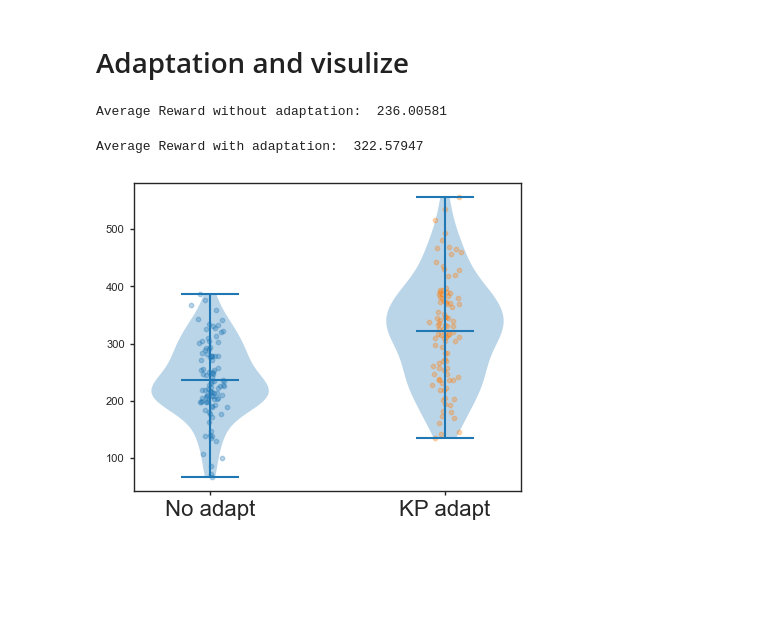
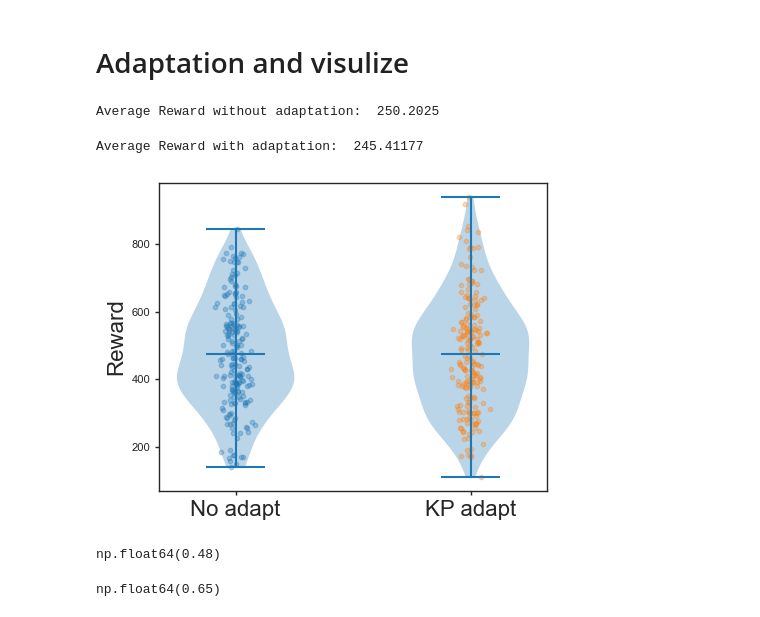
Before and after one commit to Baskin-LIU/Kernel-Propagation, a Jupyter notebook: Experiments/AdaptiveRL.ipynb, the cells around one changed output. Saved outputs shown, nothing was run; the diff lists cells and outputs as text; code cells hidden in the pictures; blank space fills up the shorter version.

```diff
--- a/Experiments/AdaptiveRL.ipynb
+++ b/Experiments/AdaptiveRL.ipynb
@@ -155,7 +159,7 @@ for i in range(num_episode):
         if R_avg > best_R:
             best_R = R_avg
         print(f"Reward:{R_avg:.2f}, Steps:{duration_avg:.2f}, delta:{delta_avg.item():.3f}, beta:{actor.beta:.3f}")
-    if duration_avg > 495:
+    if duration_avg > 496 and R_avg > 480:
         print("Learning Success")
         break
 best_actor_state = actor.state_dict().copy()
@@ -320,82 +340,87 @@ critic = buildRLNet(critic_config, general_config).to(device)
 critic_target = buildRLNet(critic_config, general_config).to(device)
 # %%
 #Without online adpation
-noAdapt_reward = []
-# actor.load_state_dict(actor_state_dict)
-# critic.load_state_dict(critic_state_dict)
-# critic_target.load_state_dict(critic_state_dict)
-actor.load_state_dict(best_actor_state)
-critic.load_state_dict(best_critic_state)
-critic_target.load_state_dict(best_critic_state)
+noAdapt_reward, noAdapt_time = [], []
+actor.load_state_dict(actor_state_dict)
+critic.load_state_dict(critic_state_dict)
+critic_target.load_state_dict(critic_state_dict)
 
 for i in range(num_trials):
-    total_reward, frames = episode_interpolate_adapt(env, actor, critic, critic_target,
+    total_reward, t, frames = episode_interpolate_adapt(env, actor, critic, critic_target,
                                                      optimizer_actor, optimizer_critic,
                                                      adapt=False, visualize=visualize,)
     noAdapt_reward.append(total_reward)
+    noAdapt_time.append(t)
     if total_reward < 0:
         imageio.mimsave("../Figures/cartpole_noAdapt%.1f.gif"%total_reward, frames, fps=30)
 
 noAdapt_reward = np.array(noAdapt_reward)
+noAdapt_time = np.array(noAdapt_time)
 print("Average Reward without adaptation: ", noAdapt_reward.mean())
 # %% [output]
-Average Reward without adaptation:  236.00581
+Average Reward without adaptation:  250.2025
 # %%
 #With online adpation
-Adapt_reward = []
+Adapt_reward, Adapt_time = [], []
 for i in range(num_trials):
     actor.load_state_dict(actor_state_dict)
     critic.load_state_dict(critic_state_dict)
     critic_target.load_state_dict(critic_state_dict)
-
-    # optimizer_actor = torch.optim.Adam(
+    # optimizer_actor = torch.optim.RMSprop(
     #     actor.parameters(),
-    #     lr=1e-4,
-    #     betas=(0.9, 0.999)
+    #     lr=2e-4, alpha=0.6
+    # )
+    # optimizer_critic = torch.optim.RMSprop(
+    #     critic.parameters(),
+    #     lr=2e-3, alpha=0.6
     # )
 
-    # optimizer_critic = torch.optim.Adam(
-    #     critic.parameters(),
-    #     lr=1e-3,
-    #     betas=(0.9, 0.999)
-    # )
-
-    optimizer_actor = torch.optim.RMSprop(
+    optimizer_actor = torch.optim.SGD(
         actor.parameters(),
-        lr=1e-4, alpha=0.8
+        lr=2e-3,
+    )
+    optimizer_critic = torch.optim.SGD(
+        critic.parameters(),
+        lr=1e-4,
     )
 
-    optimizer_critic = torch.optim.RMSprop(
-        critic.parameters(),
-        lr=1e-3, alpha=0.8
-    )
-
-    total_reward, frames = episode_interpolate_adapt(env, actor, critic, critic_target,
+    total_reward, t, frames = episode_interpolate_adapt(env, actor, critic, critic_target,
                                                      optimizer_actor, optimizer_critic,
                                                      adapt=True, visualize=visualize,)
     Adapt_reward.append(total_reward)
-    if total_reward > 800:
+    Adapt_time.append(t)
+    if total_reward > 700:
         imageio.mimsave("../Figures/cartpole_Adapt%.1f.gif"%total_reward, frames, fps=30)
 Adapt_reward = np.array(Adapt_reward)
+Adapt_time = np.array(Adapt_time)
 print("Average Reward with adaptation: ", Adapt_reward.mean())
 # %% [output]
-Average Reward with adaptation:  322.57947
+Average Reward with adaptation:  245.41177
 # %%
 #TODO plot the bar with many runs
 fig, ax = plt.subplots(figsize = (5, 4))
 
-data = [noAdapt_reward, Adapt_reward]
+#data = [noAdapt_reward, Adapt_reward]
+data = [noAdapt_time, Adapt_time]
 ax.violinplot(data, positions=[0,1], showmeans=True)
 ax.set_xticks([0,1], ['No adapt', 'KP adapt'], fontsize=16)
 ax.set_ylabel("Reward", fontsize=16)
 
 for i, d in enumerate(data):
     x = np.random.normal(i, 0.03, size=len(d))  # small horizontal jitter
     ax.scatter(x, d, alpha=0.3, s=10)
 
 #plt.savefig('../Figures/CartpoleAdpation.png')
 plt.show()
 # %% [output]
-[figure, old version]
+[figure, new version]
+# %%
+(noAdapt_time > 500).sum()/num_trials
+# %% [output]
+np.float64(0.48)
+# %%
+(Adapt_time > 500).sum()/num_trials
+# %% [output]
+np.float64(0.65)
 # %%
 #TODO multi-episode learn, faster than BPTT?
```
Also changed, not shown: parts of 5 cells of this notebook, 39 other files.
